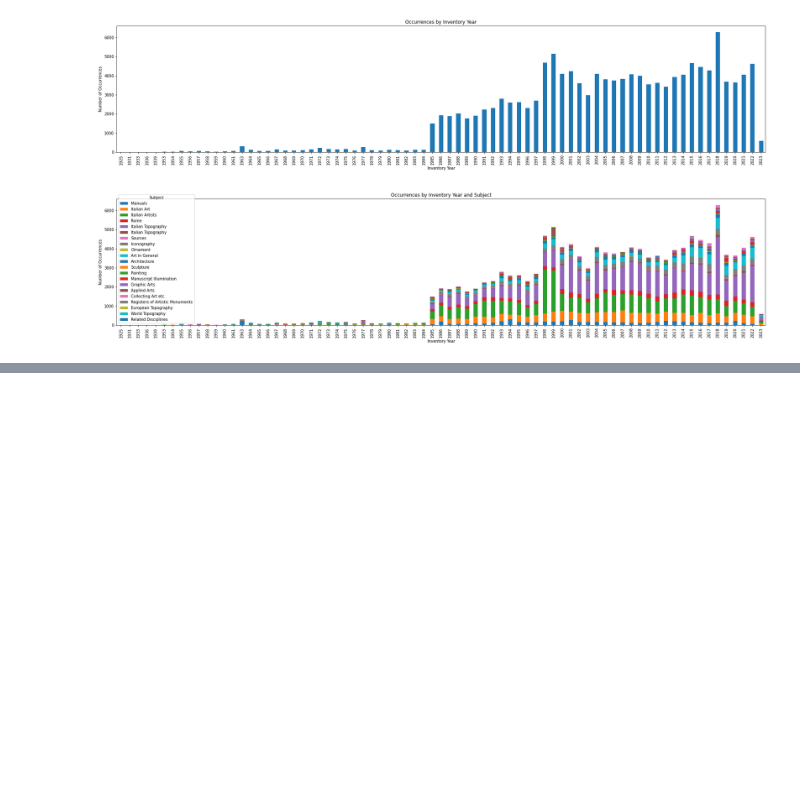
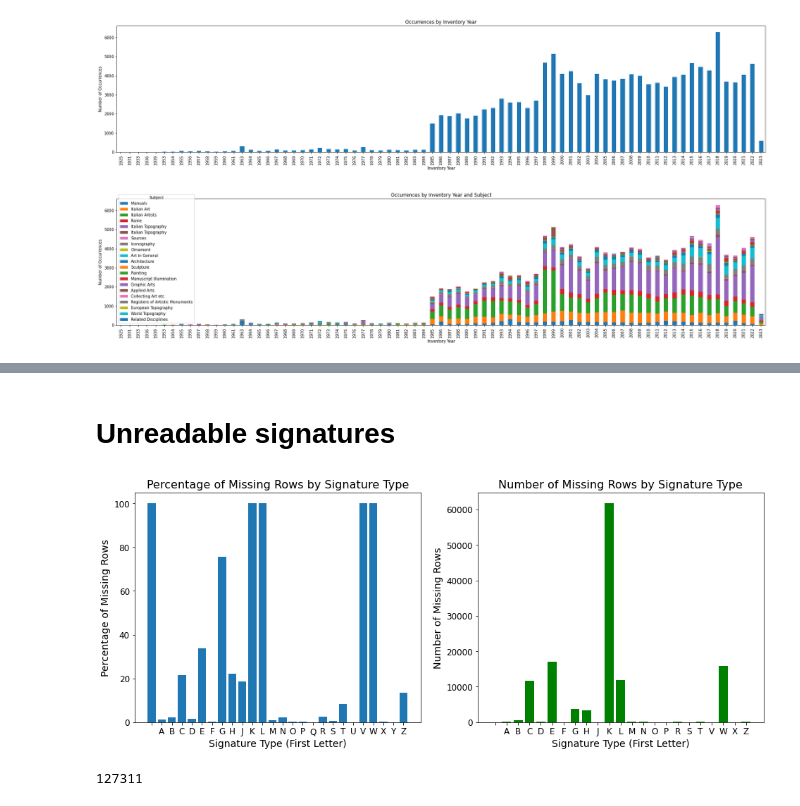
Before and after one commit to hanaCasey/BHVizData, a Jupyter notebook: statistics.ipynb, the cells around one changed output, grey strips where cells are left out. Drawn from its saved outputs; the diff is of its cells as text; code cells hidden in the pictures; blank space fills up the shorter version.

```diff
--- a/statistics.ipynb
+++ b/statistics.ipynb
@@ -54,0 +140,36 @@ plt.show()
+# %% [markdown]
+# Unreadable signatures
+# %%
+merged_df = df_freihand.merge(df, on='signature', how='left', indicator=True)
+missing_rows = merged_df[merged_df['_merge'] == 'left_only']
+
+# Count the number of rows in each group
+total_counts = df_freihand.groupby(df_freihand['Level1']).size()
+missing_counts = missing_rows.groupby(missing_rows['Level1_x']).size()
+
+missing_percentages = (missing_counts / total_counts) * 100
+
+
+
+# Create a figure with two subplots
+fig, (ax1, ax2) = plt.subplots(1, 2, figsize=(16, 6))
+
+ax1.bar(missing_percentages.index, missing_percentages.values)
+ax1.set_title('Percentage of Missing Rows by Signature Type', fontsize=16)
+ax1.set_xlabel('Signature Type (First Letter)', fontsize=14)
+ax1.set_ylabel('Percentage of Missing Rows', fontsize=14)
+ax1.tick_params(axis='both', which='major', labelsize=12)
+
+ax2.bar(missing_counts.index, missing_counts.values, color='green')
+ax2.set_title('Number of Missing Rows by Signature Type', fontsize=16)
+ax2.set_xlabel('Signature Type (First Letter)', fontsize=14)
+ax2.set_ylabel('Number of Missing Rows', fontsize=14)
+ax2.tick_params(axis='both', which='major', labelsize=12)
+
+plt.show()
+# %% [output]
+[figure, added]
+# %%
+missing_counts.sum()
+# %% [output]
+127311
```
Also changed, not shown: parts of 11 cells of this notebook, 3 other files.
